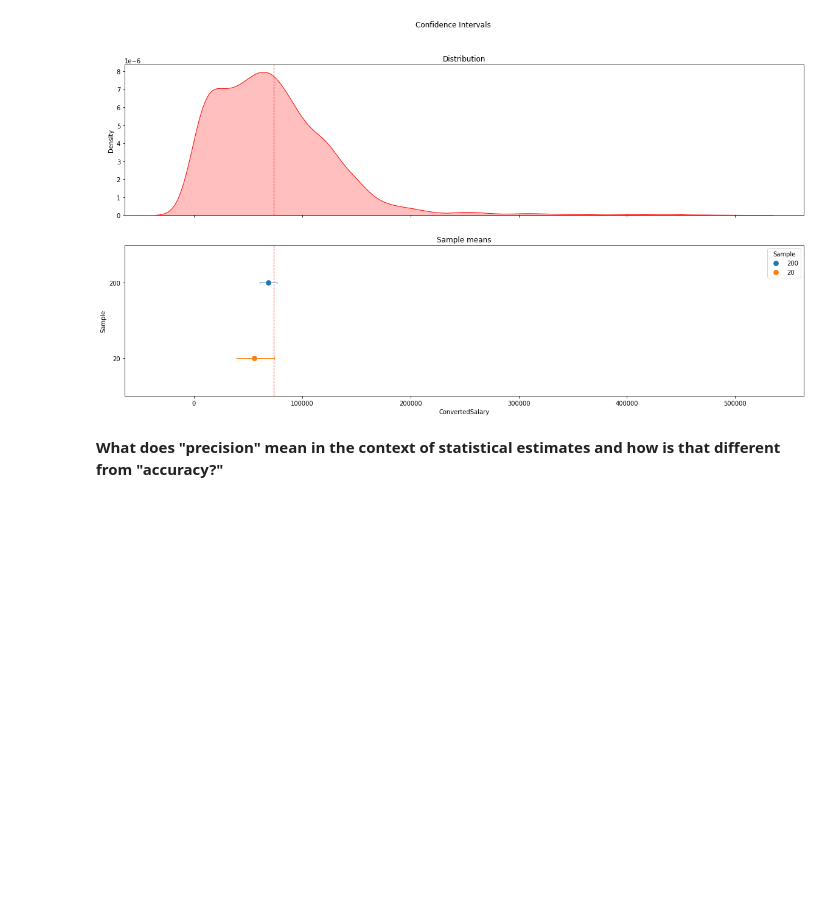
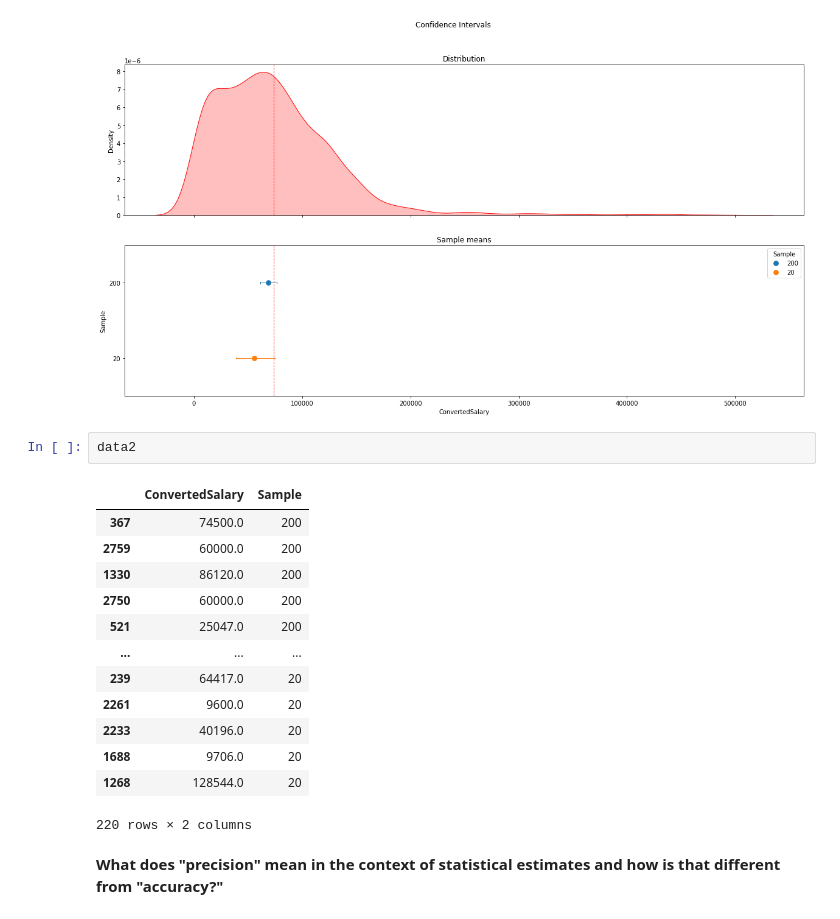
Before and after one commit to KilovoIt/Unit-_1-revised, a Jupyter notebook: Revised_LS_DS_123_Confidence_Intervals_Assignment.ipynb, the cells around one changed output. Saved outputs shown, nothing was run; the diff lists cells and outputs as text; blank space fills up the shorter version.

```diff
--- a/Revised_LS_DS_123_Confidence_Intervals_Assignment.ipynb
+++ b/Revised_LS_DS_123_Confidence_Intervals_Assignment.ipynb
@@ -158,6 +158,22 @@ axs[1].set_title('Sample means')
 plt.show()
 # %% [output]
 [figure]
+# %%
+data2
+# %% [output]
+|  | ConvertedSalary | Sample |
+| 367 | 74500.0 | 200 |
+| 2759 | 60000.0 | 200 |
+| 1330 | 86120.0 | 200 |
+| 2750 | 60000.0 | 200 |
+| 521 | 25047.0 | 200 |
+| ... | ... | ... |
+| 239 | 64417.0 | 20 |
+| 2261 | 9600.0 | 20 |
+| 2233 | 40196.0 | 20 |
+| 1688 | 9706.0 | 20 |
+| 1268 | 128544.0 | 20 |
+220 rows × 2 columns
 # %% [markdown]
 **What does "precision" mean in the context of statistical estimates and how is that different from "accuracy?"**
 # %% [markdown]
```
Also changed, not shown: parts of 8 cells of this notebook.
